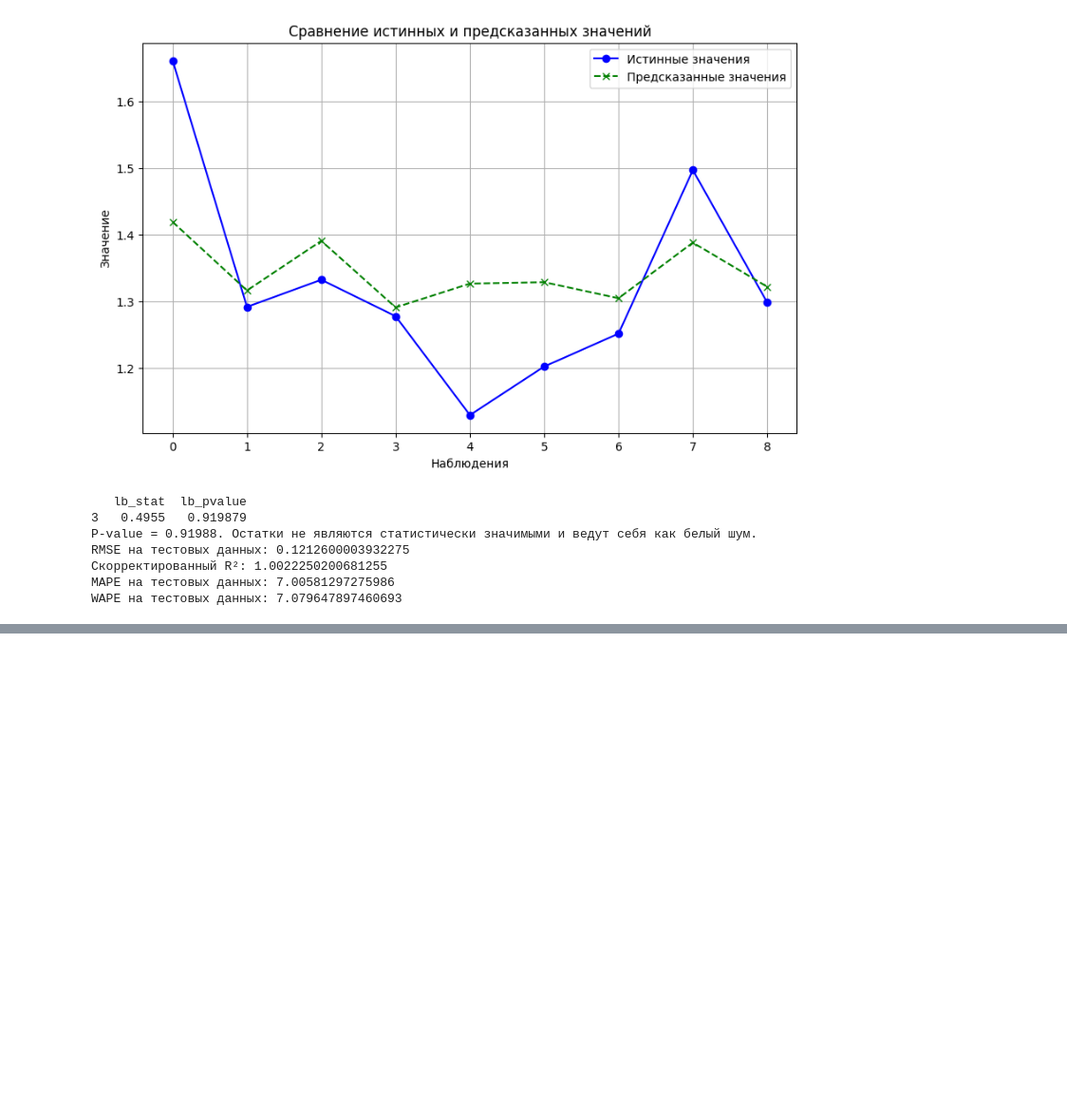
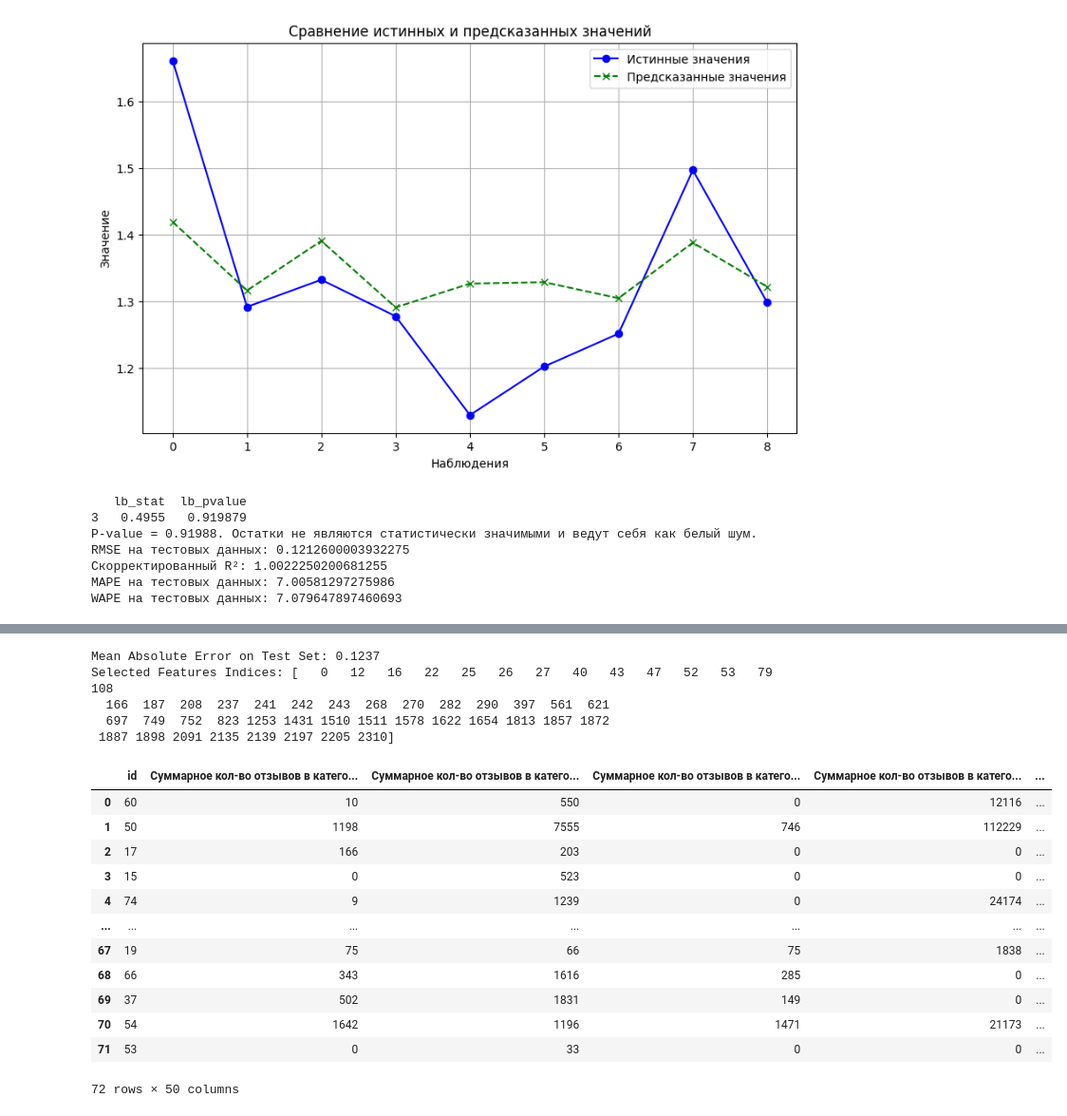
Before and after one commit to budennovsk/test_metro_predict, a Jupyter notebook: test_predict_model_coffee_shop.ipynb, the cells around one changed output, grey strips where cells are left out. Shown at 95% size. Cells and saved outputs as stored; diff of their text form; code cells hidden in the pictures; blank space fills up the shorter version.

```diff
--- a/test_predict_model_coffee_shop.ipynb
+++ b/test_predict_model_coffee_shop.ipynb
@@ -290,0 +396,58 @@ WAPE на тестовых данных: 7.079647897460693
+# %%
+from catboost import CatBoostRegressor
+from sklearn.feature_selection import RFE
+from sklearn.metrics import mean_absolute_error
+import numpy as np
+
+# Примерные данные (замените их на реальные)
+# X_train, X_test, y_train, y_test уже определены
+
+# Инициализация модели CatBoost
+model = CatBoostRegressor(iterations=400, depth=4, learning_rate=0.1, verbose=0)
+
+# Определение количества признаков, которые вы хотите оставить (например, 50)
+n_features_to_select = 50
+
+# Применение RFE с CatBoost
+selector = RFE(model, n_features_to_select=n_features_to_select, step=100)
+selector = selector.fit(X_train, y_train)
+
+# Получаем отфильтрованные наборы данных с выбранными признаками
+X_train_selected = selector.transform(X_train)
+X_test_selected = selector.transform(X_test)
+
+# Проверка производительности модели на выбранных признаках
+model.fit(X_train_selected, y_train)
+y_pred = model.predict(X_test_selected)
+
+# Вычисление метрики для оценки качества
+mae = mean_absolute_error(y_test, y_pred)
+print(f"Mean Absolute Error on Test Set: {mae:.4f}")
+
+# Выводим индексы отобранных признаков
+selected_features = selector.support_
+print("Selected Features Indices:", np.where(selected_features)[0])
+# %% [output]
+Mean Absolute Error on Test Set: 0.1237
+Selected Features Indices: [   0   12   16   22   25   26   27   40   43   47   52   53   79  108
+  166  187  208  237  241  242  243  268  270  282  290  397  561  621
+  697  749  752  823 1253 1431 1510 1511 1578 1622 1654 1813 1857 1872
+ 1887 1898 2091 2135 2139 2197 2205 2310]
+# %%
+# Фильтрация столбцов DataFrame по значению True в array
+df_filtered_train = X_train.loc[:, selected_features]
+df_filtered_test = X_test.loc[:, selected_features]
+# %% [output]
+|  | id | Суммарное кол-во отзывов в катего... | Суммарное кол-во отзывов в катего... | Суммарное кол-во отзывов в катего... | Суммарное кол-во отзывов в катего... | ... |
+| 0 | 60 | 10 | 550 | 0 | 12116 | ... |
+| 1 | 50 | 1198 | 7555 | 746 | 112229 | ... |
+| 2 | 17 | 166 | 203 | 0 | 0 | ... |
+| 3 | 15 | 0 | 523 | 0 | 0 | ... |
+| 4 | 74 | 9 | 1239 | 0 | 24174 | ... |
+| ... | ... | ... | ... | ... | ... | ... |
+| 67 | 19 | 75 | 66 | 75 | 1838 | ... |
+| 68 | 66 | 343 | 1616 | 285 | 0 | ... |
+| 69 | 37 | 502 | 1831 | 149 | 0 | ... |
+| 70 | 54 | 1642 | 1196 | 1471 | 21173 | ... |
+| 71 | 53 | 0 | 33 | 0 | 0 | ... |
+72 rows × 50 columns
```
Also changed, not shown: parts of 10 cells of this notebook.
